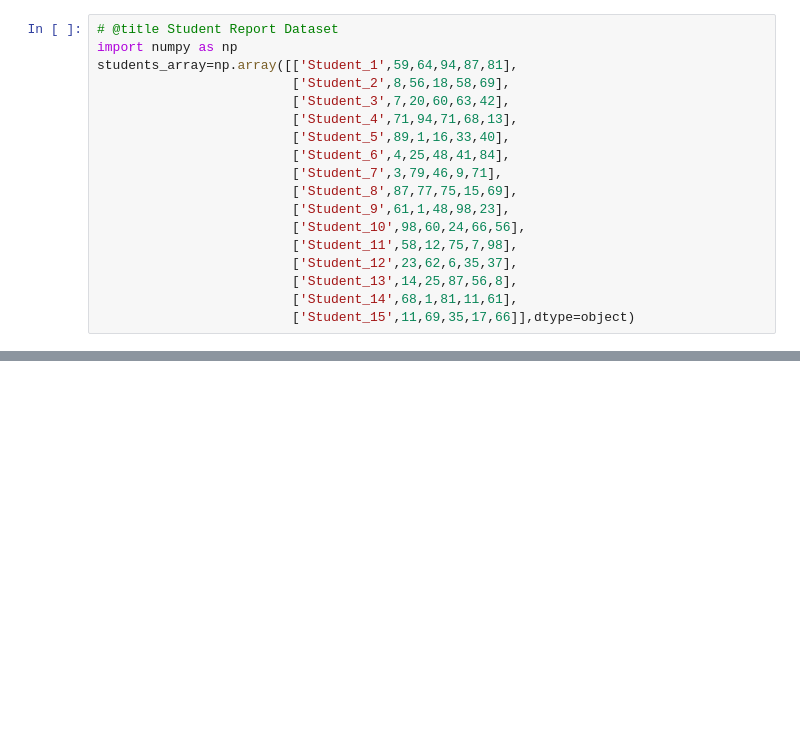
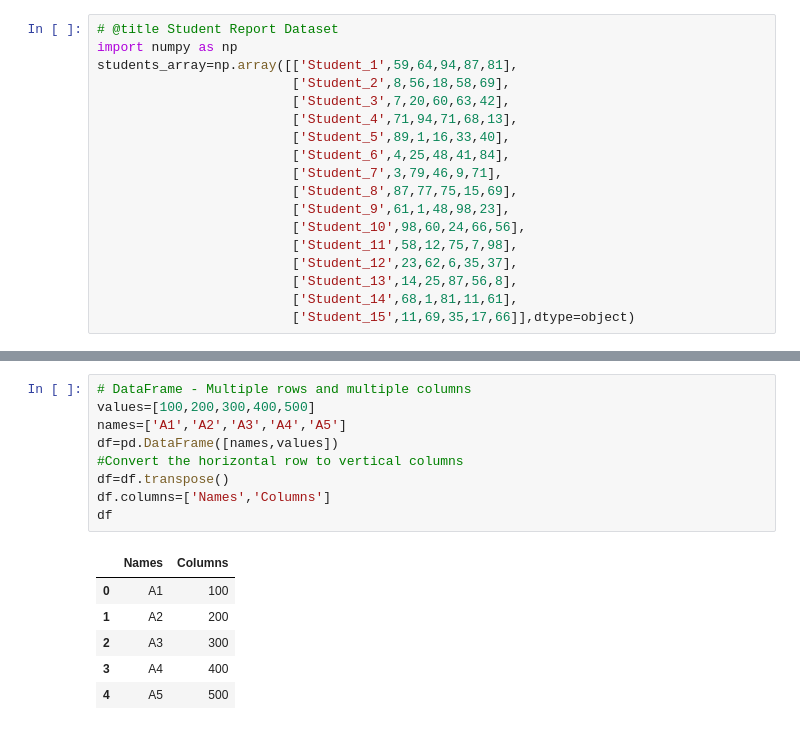
Before and after one commit to pedd1-Srividya/DS-AI-ML-And-Web-Devolopment-Practice, a Jupyter notebook: DS_ML_AI.ipynb, the cells around one changed output, grey strips where cells are left out. Saved outputs shown, nothing was run; the diff lists cells and outputs as text; blank space fills up the shorter version.

```diff
--- a/DS_ML_AI.ipynb
+++ b/DS_ML_AI.ipynb
@@ -1468,0 +1131,16 @@ print(students_array[student11,0:3])
+# %%
+# DataFrame - Multiple rows and multiple columns
+values=[100,200,300,400,500]
+names=['A1','A2','A3','A4','A5']
+df=pd.DataFrame([names,values])
+#Convert the horizontal row to vertical columns
+df=df.transpose()
+df.columns=['Names','Columns']
+df
+# %% [output]
+|  | Names | Columns |
+| 0 | A1 | 100 |
+| 1 | A2 | 200 |
+| 2 | A3 | 300 |
+| 3 | A4 | 400 |
+| 4 | A5 | 500 |
```
Also changed, not shown: parts of 107 cells of this notebook.
